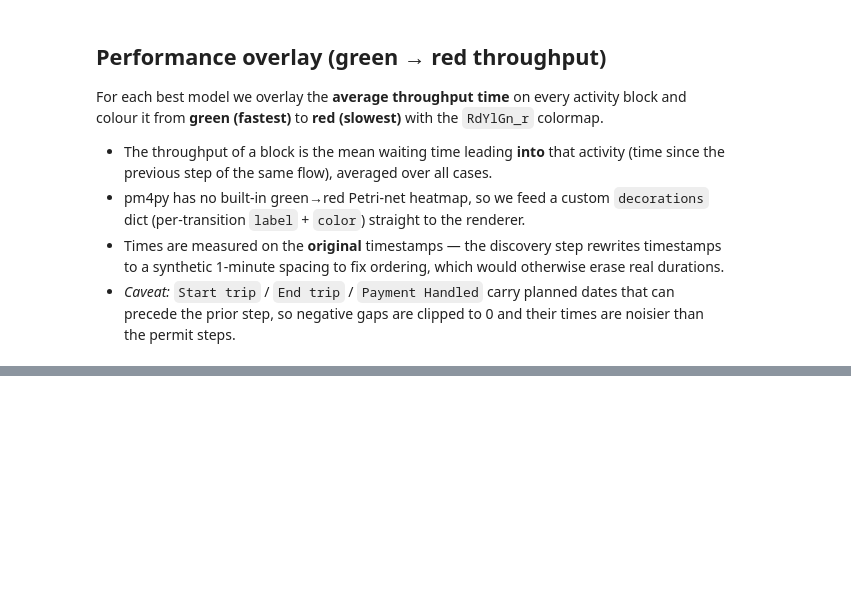
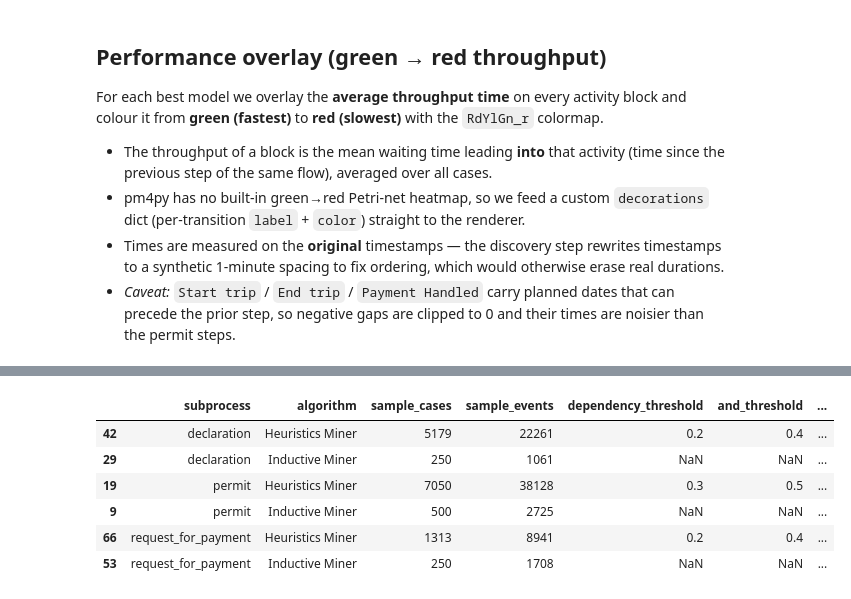
Before and after one commit to TomWolfNL/process-mining-group5, a Jupyter notebook: process_mining.ipynb, the cells around one changed output, grey strips where cells are left out. Cells and saved outputs as stored; diff of their text form; code cells hidden in the pictures; blank space fills up the shorter version.

```diff
--- a/process_mining.ipynb
+++ b/process_mining.ipynb
@@ -283,15 +340,88 @@ from **green (fastest)** to **red (slowest)** with the `RdYlGn_r` colormap.
 - *Caveat:* `Start trip` / `End trip` / `Payment Handled` carry planned dates that can precede the
   prior step, so negative gaps are clipped to 0 and their times are noisier than the permit steps.
 # %%
+scored = results_df.dropna(subset=["avg_score_percent"])
+best_per_algo = scored.loc[
+    scored.groupby(["subprocess", "algorithm"])["avg_score_percent"].idxmax()
+].sort_values(["subprocess", "algorithm"])
+
+raw = log if isinstance(log, pd.DataFrame) else pm4py.convert_to_dataframe(log)
+raw = raw.copy()
+if LIFECYCLE in raw.columns:
+    _complete = raw[LIFECYCLE].astype(str).str.lower().eq("complete")
+    if _complete.any():
+        raw = raw[_complete]
+raw = raw[[CASE_ID, ACTIVITY, TIMESTAMP]].dropna().copy()
+raw[TIMESTAMP] = pd.to_datetime(raw[TIMESTAMP], errors="coerce", utc=True)
+raw = raw.dropna(subset=[TIMESTAMP]).sort_values([CASE_ID, TIMESTAMP]).reset_index(drop=True)
+CMAP = matplotlib.colormaps["RdYlGn_r"]
+
+def human_time(seconds):
+    s = float(seconds)
+    for unit, size in (("d", 86400.0), ("h", 3600.0), ("m", 60.0)):
+        if s >= size:
+            return f"{s / size:.1f}{unit}"
+    return f"{s:.0f}s"
+
+def activity_throughput(prefixes, extra):
+    mask = raw[ACTIVITY].str.startswith(tuple(prefixes)) | raw[ACTIVITY].isin(extra)
+    sub = raw[mask].copy()
+    sub["_delta"] = sub.groupby(CASE_ID)[TIMESTAMP].diff().dt.total_seconds()
+    sub = sub.dropna(subset=["_delta"])
+    sub["_delta"] = sub["_delta"].clip(lower=0.0)
+    return sub.groupby(ACTIVITY)["_delta"].mean()
+
+def best_model_label(row):
+    scope = row["subprocess"]
+    n = int(row["sample_cases"])
+    if row["algorithm"] == "Heuristics Miner":
+        return (f"{scope}_heuristics_cases_{n}"
+                f"_dep_{str(float(row['dependency_threshold'])).replace('.', '_')}"
+                f"_and_{str(float(row['and_threshold'])).replace('.', '_')}"
+                f"_loop2_{str(float(row['loop_two_threshold'])).replace('.', '_')}")
+    return (f"{scope}_inductive_cases_{n}"
+            f"_noise_{str(float(row['noise_threshold'])).replace('.', '_')}")
+
+for _, row in best_per_algo.iterrows():
+    sp = SUBPROCESSES[row["subprocess"]]
+    thr = activity_throughput(sp["prefixes"], sp.get("extra", []))
+    if thr.empty:
+        continue
+    vmin, vmax = float(thr.min()), float(thr.max())
+    norm = matplotlib.colors.Normalize(vmin=vmin, vmax=vmax if vmax > vmin else vmin + 1.0)
+
+    label = best_model_label(row)
+    net, im, fm = pm4py.read_pnml(os.path.join(OUTPUT_FOLDER, label + ".pnml"))
+
+    decorations = {}
+    for t in net.transitions:
+        if t.label is None:
+            continue
+        if t.label in thr.index:
+            val = float(thr[t.label])
+            decorations[t] = {
+                "label": f"{t.label}\n{human_time(val)}",
+                "color": matplotlib.colors.to_hex(CMAP(norm(val))),
+            }
+        else:
+            decorations[t] = {
+                "label": f"{t.label}\n(start)",
+                "color": matplotlib.colors.to_hex(CMAP(0.0)),
+            }
+
     gviz = pn_visualizer.apply(
         net, im, fm,
         variant=pn_visualizer.Variants.WO_DECORATION,
         parameters={
             PNParam.FORMAT: "png",
             PNParam.DECORATIONS: decorations,
-            PNParam.RANKDIR: "LR",
+            PNParam.RANKDIR: "TB",
+            PNParam.FONT_SIZE: 20,
         },
     )
-    perf_png = os.path.join(OUTPUT_FOLDER, label + "_performance.png")
-    pn_visualizer.save(gviz, perf_png)
+    for _attr in (gviz.graph_attr, gviz.node_attr, gviz.edge_attr):
+        _attr["fontname"] = "Helvetica-Bold"
+    pn_visualizer.save(gviz, os.path.join(OUTPUT_FOLDER, label + ".png"))
+
+best_per_algo
 # %% [output]
@@ -304,0 +428,7 @@ Done: green-to-red throughput overlays saved to Output
+|  | subprocess | algorithm | sample_cases | sample_events | dependency_threshold | and_threshold | ... |
+| 42 | declaration | Heuristics Miner | 5179 | 22261 | 0.2 | 0.4 | ... |
+| 29 | declaration | Inductive Miner | 250 | 1061 | NaN | NaN | ... |
+| 19 | permit | Heuristics Miner | 7050 | 38128 | 0.3 | 0.5 | ... |
+| 9 | permit | Inductive Miner | 500 | 2725 | NaN | NaN | ... |
+| 66 | request_for_payment | Heuristics Miner | 1313 | 8941 | 0.2 | 0.4 | ... |
+| 53 | request_for_payment | Inductive Miner | 250 | 1708 | NaN | NaN | ... |
```
Also changed, not shown: parts of 8 cells of this notebook.
